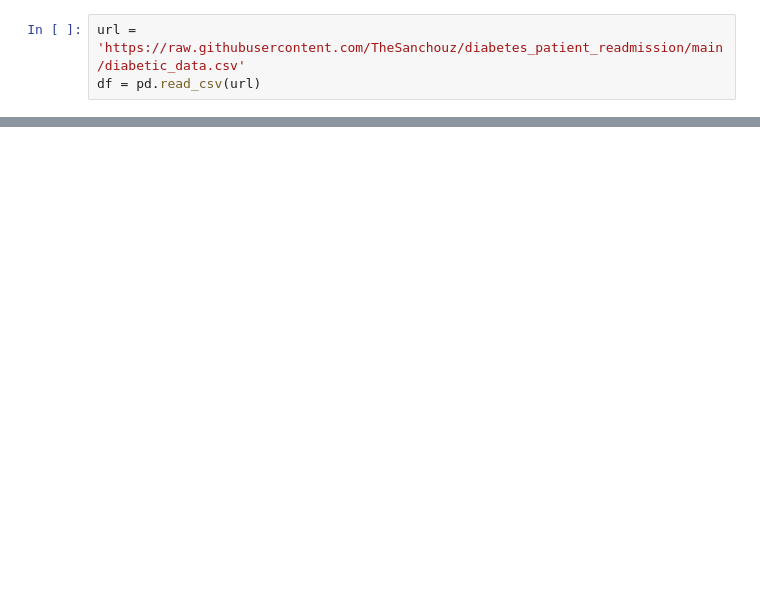
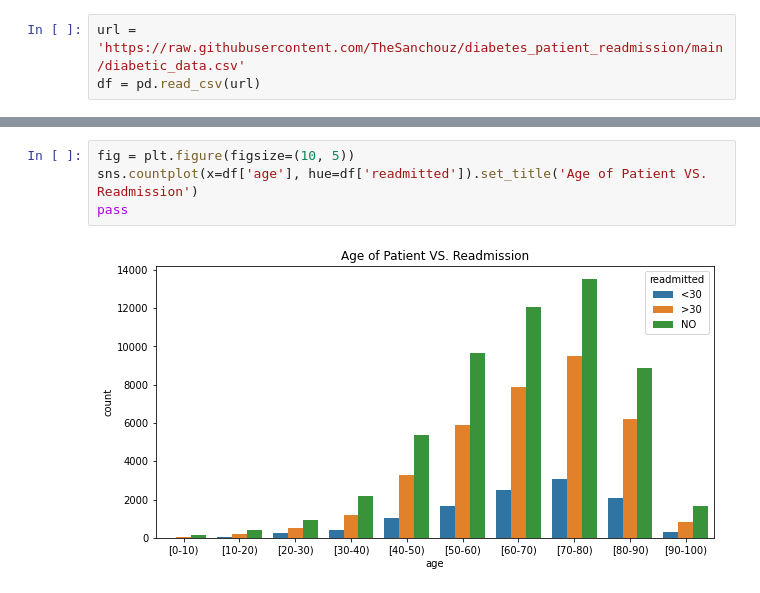
Before and after one commit to TheSanchouz/diabetes_patient_readmission, a Jupyter notebook: notebook.ipynb, the cells around one changed output, grey strips where cells are left out. Drawn from its saved outputs; the diff is of its cells as text; blank space fills up the shorter version.

```diff
--- a/notebook.ipynb
+++ b/notebook.ipynb
@@ -30,0 +187,6 @@ df.head(10).T
+# %%
+fig = plt.figure(figsize=(10, 5))
+sns.countplot(x=df['age'], hue=df['readmitted']).set_title('Age of Patient VS. Readmission')
+pass
+# %% [output]
+[figure, added]
```
Also changed, not shown: parts of 127 cells of this notebook.
